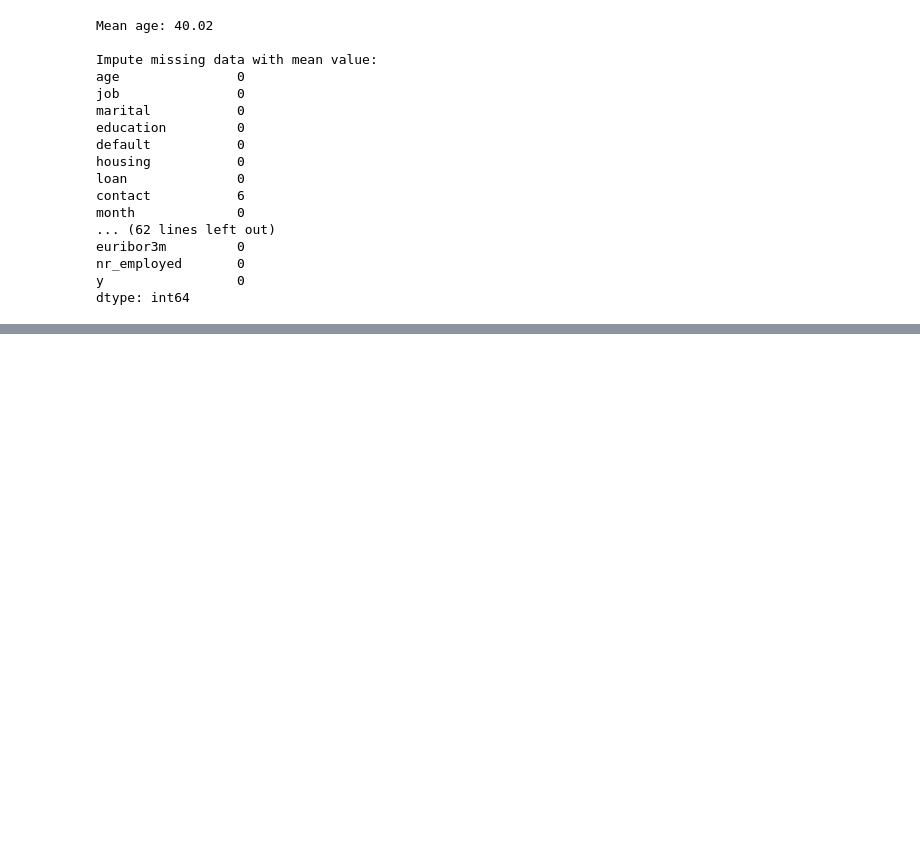
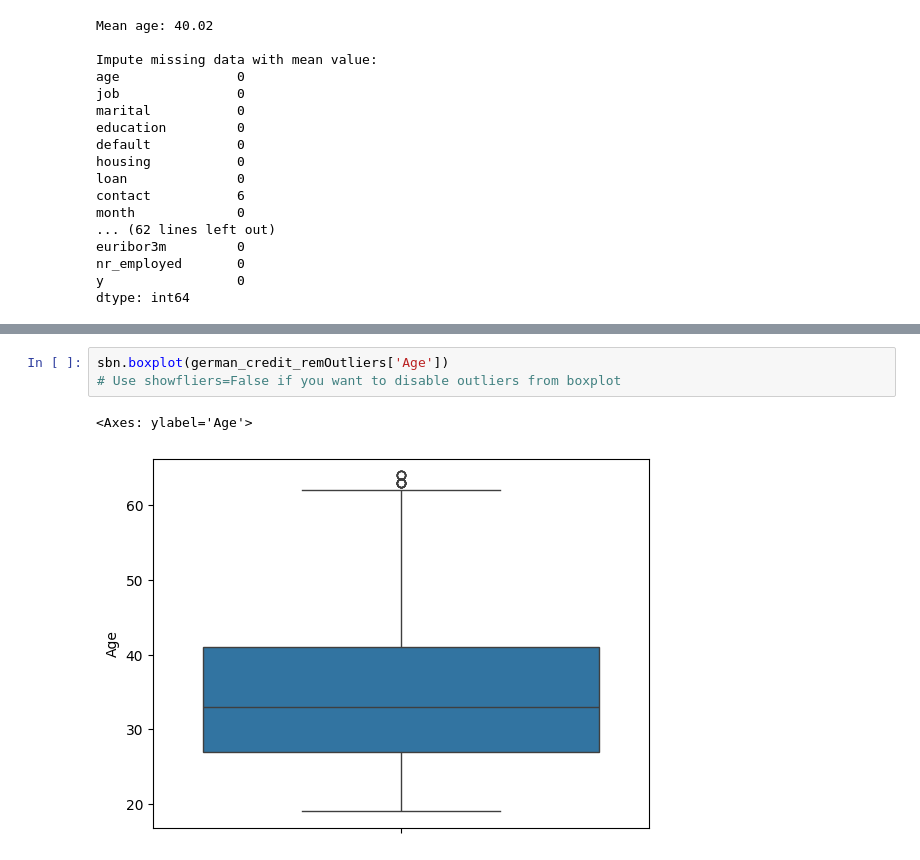
Before and after one commit to Caitingg/MachineLearning_DataReprocessing, a Jupyter notebook: PracticalWeek02.ipynb, the cells around one changed output, grey strips where cells are left out. Drawn from its saved outputs; the diff is of its cells as text; blank space fills up the shorter version.

```diff
--- a/PracticalWeek02.ipynb
+++ b/PracticalWeek02.ipynb
@@ -210,0 +286,6 @@ dtype: int64
+# %%
+sbn.boxplot(german_credit_remOutliers['Age'])
+# Use showfliers=False if you want to disable outliers from boxplot
+# %% [output]
+<Axes: ylabel='Age'>
+[figure, added]
```
Also changed, not shown: parts of 22 cells of this notebook.
